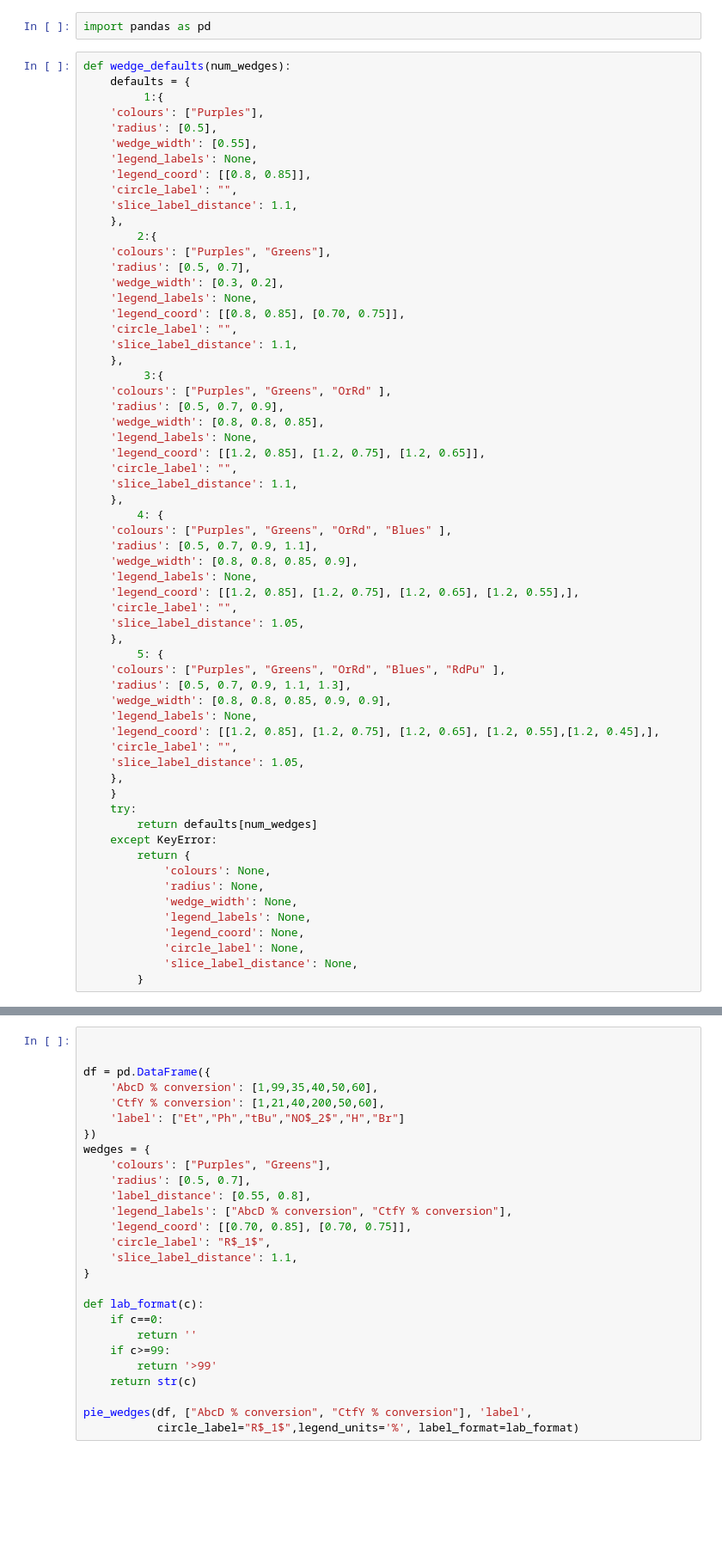
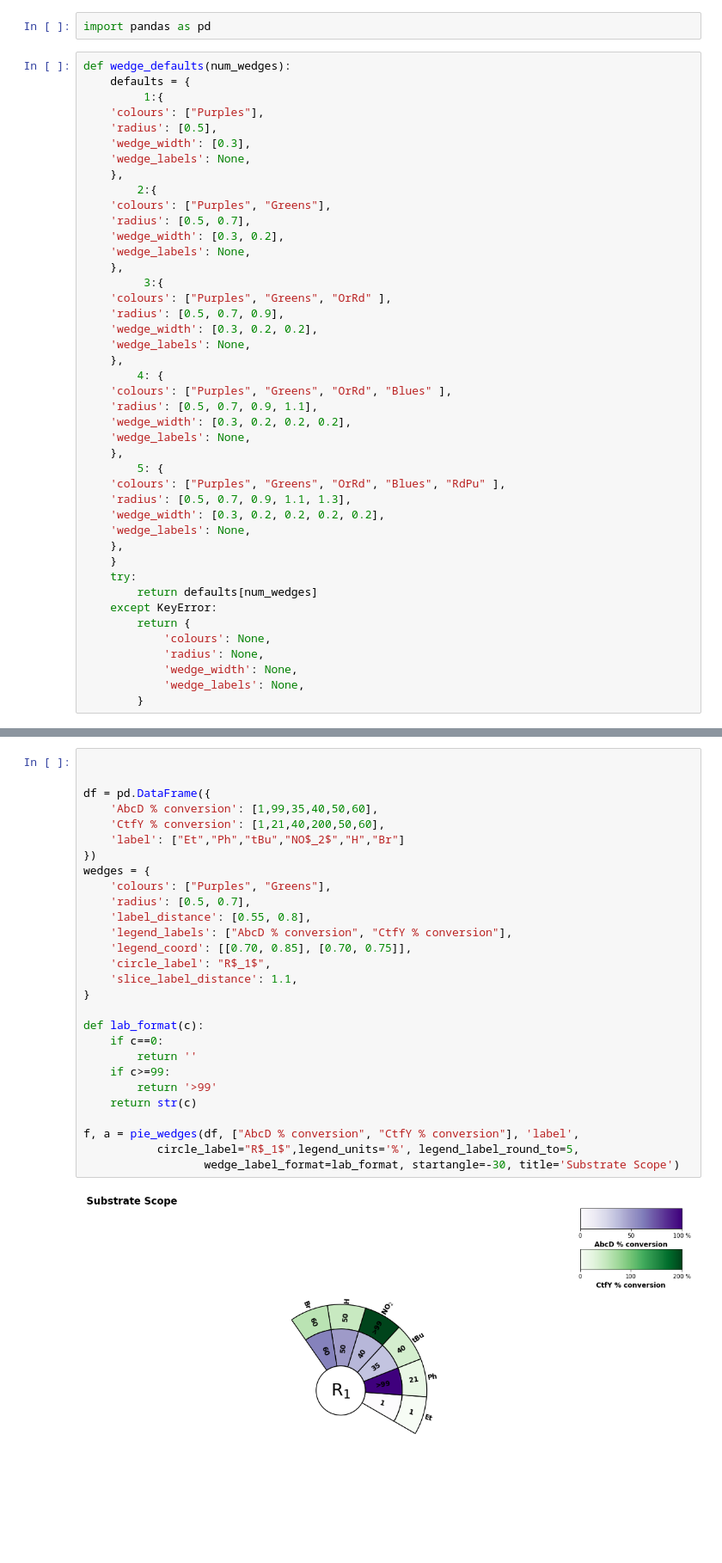
Before and after one commit to connectedblue/pdext_collection, a Jupyter notebook: pie_wedge/substrate.ipynb, the cells around one changed output, grey strips where cells are left out. Shown: that part at 86% size. Saved outputs shown, nothing was run; the diff lists cells and outputs as text; blank space fills up the shorter version.

```diff
--- a/pie_wedge/substrate.ipynb
+++ b/pie_wedge/substrate.ipynb
@@ -234,47 +217,32 @@ def wedge_defaults(num_wedges):
          1:{
     'colours': ["Purples"],
     'radius': [0.5],
-    'wedge_width': [0.55],
-    'legend_labels': None,
-    'legend_coord': [[0.8, 0.85]],
-    'circle_label': "",
-    'slice_label_distance': 1.1,
+    'wedge_width': [0.3],
+    'wedge_labels': None,
     },
         2:{
     'colours': ["Purples", "Greens"],
     'radius': [0.5, 0.7],
     'wedge_width': [0.3, 0.2],
-    'legend_labels': None,
-    'legend_coord': [[0.8, 0.85], [0.70, 0.75]],
-    'circle_label': "",
-    'slice_label_distance': 1.1,
+    'wedge_labels': None,
     },
          3:{
     'colours': ["Purples", "Greens", "OrRd" ],
     'radius': [0.5, 0.7, 0.9],
-    'wedge_width': [0.8, 0.8, 0.85],
-    'legend_labels': None,
-    'legend_coord': [[1.2, 0.85], [1.2, 0.75], [1.2, 0.65]],
-    'circle_label': "",
-    'slice_label_distance': 1.1,
+    'wedge_width': [0.3, 0.2, 0.2],
+    'wedge_labels': None,
     },
         4: {
     'colours': ["Purples", "Greens", "OrRd", "Blues" ],
     'radius': [0.5, 0.7, 0.9, 1.1],
-    'wedge_width': [0.8, 0.8, 0.85, 0.9],
-    'legend_labels': None,
-    'legend_coord': [[1.2, 0.85], [1.2, 0.75], [1.2, 0.65], [1.2, 0.55],],
-    'circle_label': "",
-    'slice_label_distance': 1.05,
+    'wedge_width': [0.3, 0.2, 0.2, 0.2],
+    'wedge_labels': None,
     },
         5: {
     'colours': ["Purples", "Greens", "OrRd", "Blues", "RdPu" ],
     'radius': [0.5, 0.7, 0.9, 1.1, 1.3],
-    'wedge_width': [0.8, 0.8, 0.85, 0.9, 0.9],
-    'legend_labels': None,
-    'legend_coord': [[1.2, 0.85], [1.2, 0.75], [1.2, 0.65], [1.2, 0.55],[1.2, 0.45],],
-    'circle_label': "",
-    'slice_label_distance': 1.05,
+    'wedge_width': [0.3, 0.2, 0.2, 0.2, 0.2],
+    'wedge_labels': None,
     },
     }
     try:
@@ -284,9 +252,6 @@ def wedge_defaults(num_wedges):
             'colours': None,
             'radius': None,
             'wedge_width': None,
-            'legend_labels': None,
-            'legend_coord': None,
-            'circle_label': None,
-            'slice_label_distance': None,
+            'wedge_labels': None,
         }
 # %%
@@ -448,27 +479,30 @@ def pie_wedges(df, slice_values, slice_labels, colours=None,
 # %%
 
 
 df = pd.DataFrame({
     'AbcD % conversion': [1,99,35,40,50,60],
     'CtfY % conversion': [1,21,40,200,50,60],
     'label': ["Et","Ph","tBu","NO$_2$","H","Br"]
 })
 wedges = {
     'colours': ["Purples", "Greens"],
     'radius': [0.5, 0.7],
     'label_distance': [0.55, 0.8],
     'legend_labels': ["AbcD % conversion", "CtfY % conversion"],
     'legend_coord': [[0.70, 0.85], [0.70, 0.75]],
     'circle_label': "R$_1$",
     'slice_label_distance': 1.1,
 }
 
 def lab_format(c):
     if c==0:
         return ''
     if c>=99:
         return '>99'
     return str(c)
 
-pie_wedges(df, ["AbcD % conversion", "CtfY % conversion"], 'label',
-           circle_label="R$_1$",legend_units='%', label_format=lab_format)
+f, a = pie_wedges(df, ["AbcD % conversion", "CtfY % conversion"], 'label',
+           circle_label="R$_1$",legend_units='%', legend_label_round_to=5,
+                  wedge_label_format=lab_format, startangle=-30, title='Substrate Scope')
+# %% [output]
+[figure, added]
```
Also changed, not shown: parts of 14 cells of this notebook.
